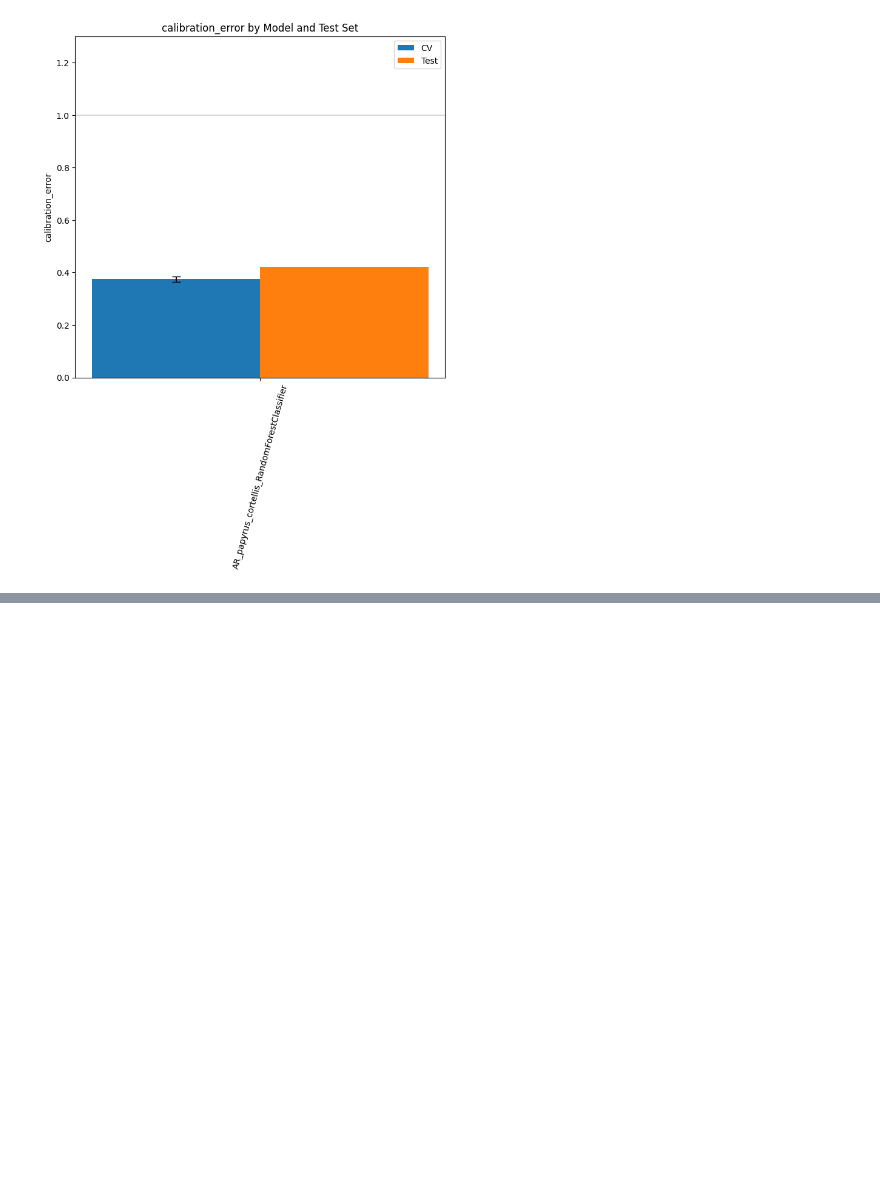
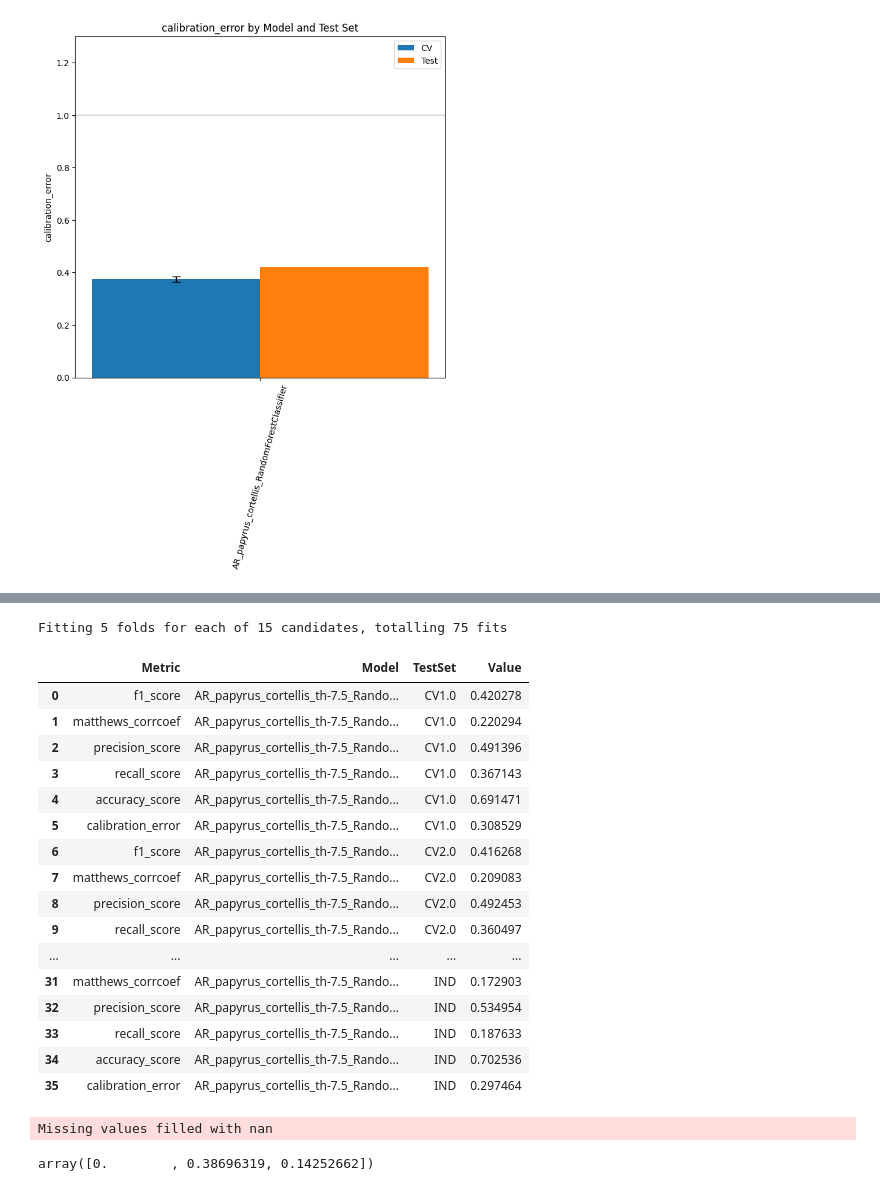
Before and after one commit to trandinhnguyen/drug_design, a Jupyter notebook: qsar_ar_cortellis_papyrus.ipynb, the cells around one changed output, grey strips where cells are left out. Cells and saved outputs as stored; diff of their text form; code cells hidden in the pictures; blank space fills up the shorter version.

```diff
--- a/qsar_ar_cortellis_papyrus.ipynb
+++ b/qsar_ar_cortellis_papyrus.ipynb
@@ -227,0 +156,7 @@ get_DDB28K_scores(model, "predicted_DDB28K_papyrus+cortellis_")
+# %%
+dataset = create_dataset(
+    dataset=df,
+    dataset_name="AR",
+    target_prop="pchembl_value_Median",
+    th=[7.5],
+)
@@ -227,0 +183,43 @@ get_DDB28K_scores(model, "predicted_DDB28K_papyrus+cortellis_")
+# %%
+# train
+from sklearn.ensemble import RandomForestClassifier
+from train import *
+
+params = {
+    "n_estimators": [50, 100, 150, 200, 250],
+    "criterion": ["gini", "entropy", "log_loss"],
+    "n_jobs": [-1],
+}
+# %%
+model = train(
+    dataset=dataset,
+    params=params,
+    classifier=RandomForestClassifier(),
+    name="AR_papyrus_cortellis_th-7.5_RandomForestClassifier"
+)
+# %% [output]
+Fitting 5 folds for each of 15 candidates, totalling 75 fits
+# %%
+from evaluate import *
+
+summary = metrics_plot(model)
+# %%
+summary
+# %% [output]
+|  | Metric | Model | TestSet | Value |
+| 0 | f1_score | AR_papyrus_cortellis_th-7.5_Rando... | CV1.0 | 0.420278 |
+| 1 | matthews_corrcoef | AR_papyrus_cortellis_th-7.5_Rando... | CV1.0 | 0.220294 |
+| 2 | precision_score | AR_papyrus_cortellis_th-7.5_Rando... | CV1.0 | 0.491396 |
+| 3 | recall_score | AR_papyrus_cortellis_th-7.5_Rando... | CV1.0 | 0.367143 |
+| 4 | accuracy_score | AR_papyrus_cortellis_th-7.5_Rando... | CV1.0 | 0.691471 |
+| 5 | calibration_error | AR_papyrus_cortellis_th-7.5_Rando... | CV1.0 | 0.308529 |
+| 6 | f1_score | AR_papyrus_cortellis_th-7.5_Rando... | CV2.0 | 0.416268 |
+| 7 | matthews_corrcoef | AR_papyrus_cortellis_th-7.5_Rando... | CV2.0 | 0.209083 |
+| 8 | precision_score | AR_papyrus_cortellis_th-7.5_Rando... | CV2.0 | 0.492453 |
+| 9 | recall_score | AR_papyrus_cortellis_th-7.5_Rando... | CV2.0 | 0.360497 |
+| ... | ... | ... | ... | ... |
+| 31 | matthews_corrcoef | AR_papyrus_cortellis_th-7.5_Rando... | IND | 0.172903 |
+| 32 | precision_score | AR_papyrus_cortellis_th-7.5_Rando... | IND | 0.534954 |
+| 33 | recall_score | AR_papyrus_cortellis_th-7.5_Rando... | IND | 0.187633 |
+| 34 | accuracy_score | AR_papyrus_cortellis_th-7.5_Rando... | IND | 0.702536 |
+| 35 | calibration_error | AR_papyrus_cortellis_th-7.5_Rando... | IND | 0.297464 |
@@ -227,0 +228,15 @@ get_DDB28K_scores(model, "predicted_DDB28K_papyrus+cortellis_")
+# %%
+sample_inputs = [
+    "CN1C=NC2=C1C(=O)N(C(=O)N2C)C",  # caffeine
+    # SCH-58261 (50x more selective to A2A than caffeine -> more potent),
+    "c1ccccc1CCN1N=CC2=C1N=C(N)N3C2=NC(C4=CC=CO4)=N3",
+    # N6-Cyclopentyladenosine
+    "C1CCC(C1)NC2=C3C(=NC=N2)N(C=N3)C4C(C(C(O4)CO)O)O",
+    # 'OC[C@H]1O[C@@H](n2cnc3c(NC4CCCC4)ncnc32)[C@H](O)[C@@H]1O',
+    # 'C1CCC(C1)NC2=C3C(=NC=N2)N(C=N3)[C@H]4[C@@H]([C@@H]([C@H](O4)CO)O)O',
+]
+
+get_score(model, sample_inputs)
+# %% [output]
+Missing values filled with nan
+array([0.        , 0.38696319, 0.14252662])
```
Also changed, not shown: parts of 31 cells of this notebook, 2 other files.
